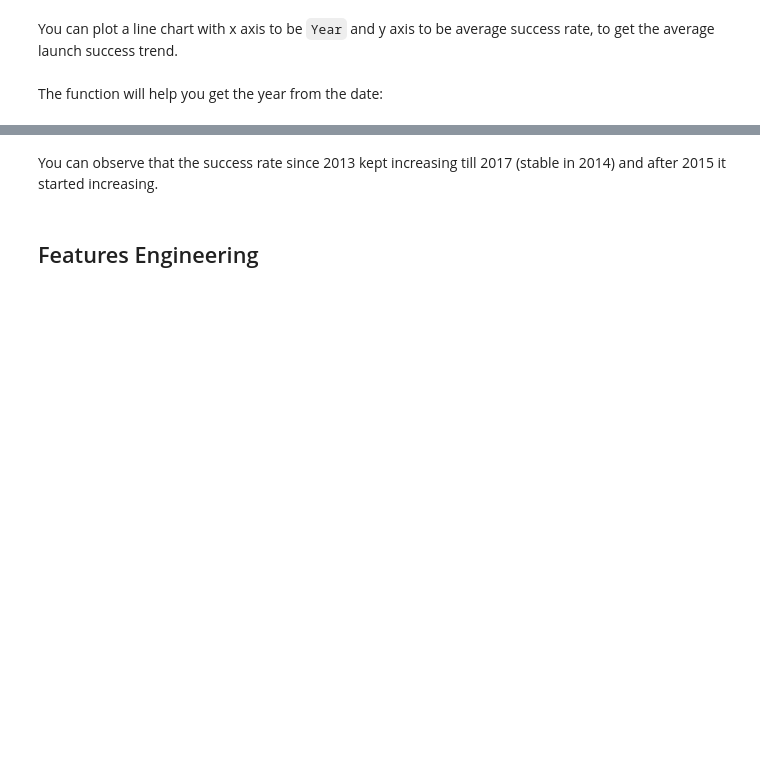
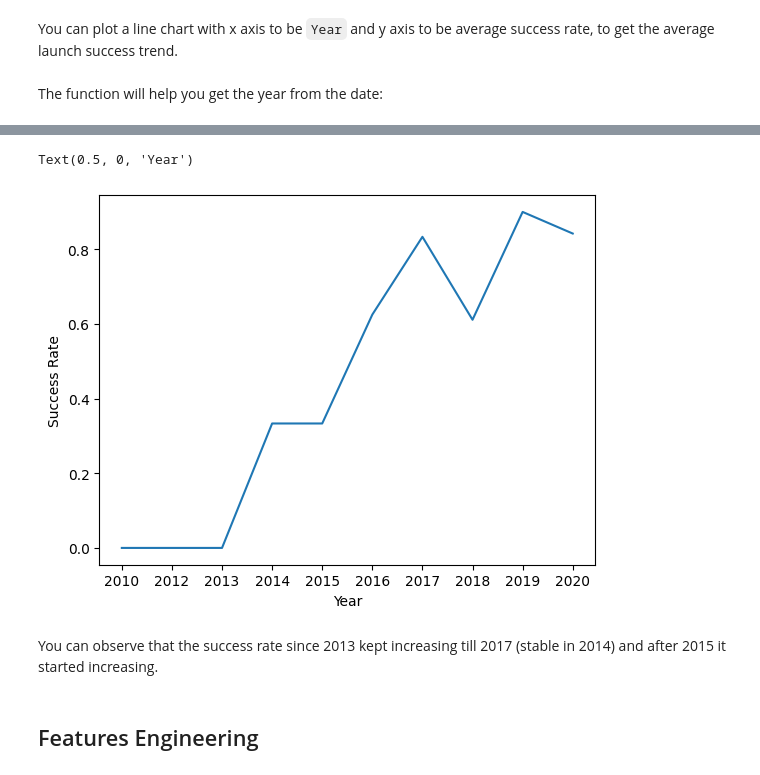
Before and after one commit to ecbaldwin4/Cost-of-a-Spacex-Falcon-9-Launch, a Jupyter notebook: 5. eda-dataviz.ipynb, the cells around one changed output, grey strips where cells are left out. Saved outputs shown, nothing was run; the diff lists cells and outputs as text; code cells hidden in the pictures; blank space fills up the shorter version.

```diff
--- a/5. eda-dataviz.ipynb
+++ b/5. eda-dataviz.ipynb
@@ -151,2 +163,3 @@ def Extract_year(date):
 # %%
 # Plot a line chart with x axis to be the extracted year and y axis to be the success rate
+success_rate=df.groupby('Date', as_index=False)['Class'].mean()
@@ -153,3 +175,10 @@ def Extract_year(date):
+# %%
+sns.lineplot(data=success_rate, x='Date', y='Class')
+plt.ylabel('Success Rate')
+plt.xlabel('Year')
+# %% [output]
+Text(0.5, 0, 'Year')
+[figure, added]
 # %% [markdown]
 You can observe that the success rate since 2013 kept increasing till 2017 (stable in 2014) and after 2015 it started increasing.
 # %% [markdown]
```
Also changed, not shown: parts of 10 cells of this notebook.
